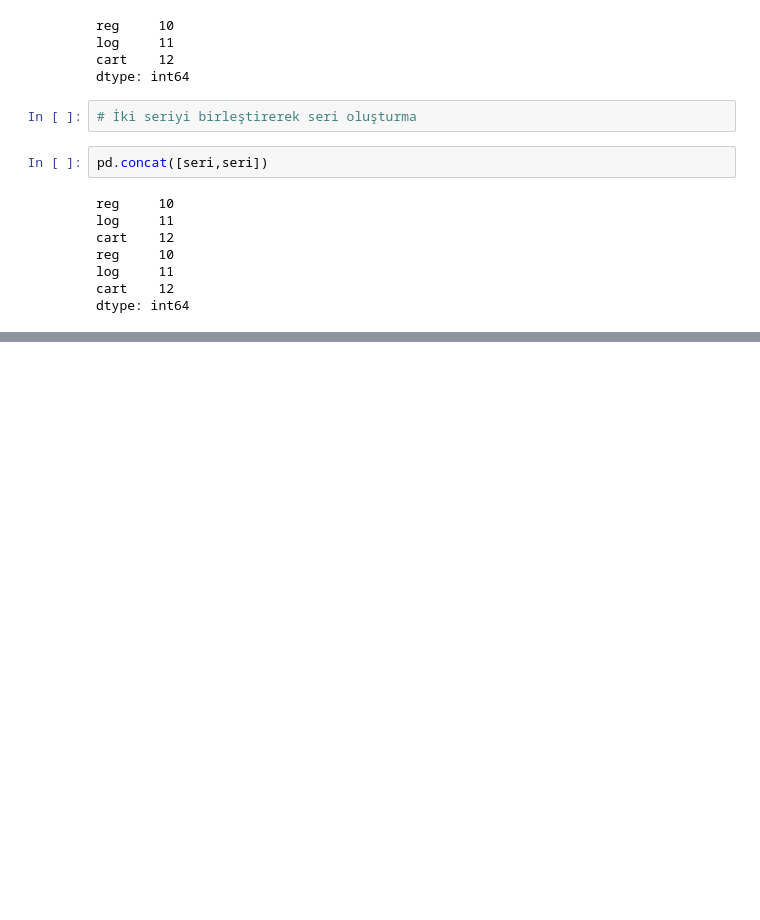
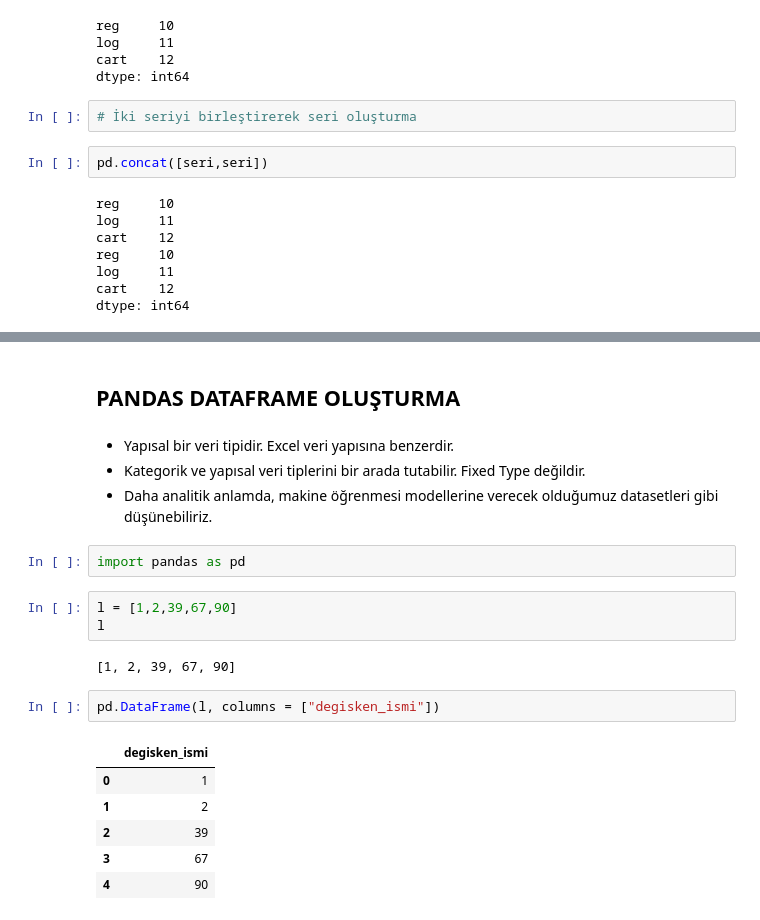
Before and after one commit to tahaasann/Data-Science-Course, a Jupyter notebook: veri_manipulasyonu.ipynb, the cells around one changed output, grey strips where cells are left out. Saved outputs shown, nothing was run; the diff lists cells and outputs as text; blank space fills up the shorter version.

```diff
--- a/veri_manipulasyonu.ipynb
+++ b/veri_manipulasyonu.ipynb
@@ -1014,0 +1106,22 @@ dtype: int64
+# %% [markdown]
+## PANDAS DATAFRAME OLUŞTURMA
+# %% [markdown]
+- Yapısal bir veri tipidir. Excel veri yapısına benzerdir.
+- Kategorik ve yapısal veri tiplerini bir arada tutabilir. Fixed Type değildir.
+- Daha analitik anlamda, makine öğrenmesi modellerine verecek olduğumuz datasetleri gibi düşünebiliriz.
+# %%
+import pandas as pd
+# %%
+l = [1,2,39,67,90]
+l
+# %% [output]
+[1, 2, 39, 67, 90]
+# %%
+pd.DataFrame(l, columns = ["degisken_ismi"])
+# %% [output]
+|  | degisken_ismi |
+| 0 | 1 |
+| 1 | 2 |
+| 2 | 39 |
+| 3 | 67 |
+| 4 | 90 |
```
Also changed, not shown: parts of 36 cells of this notebook.
